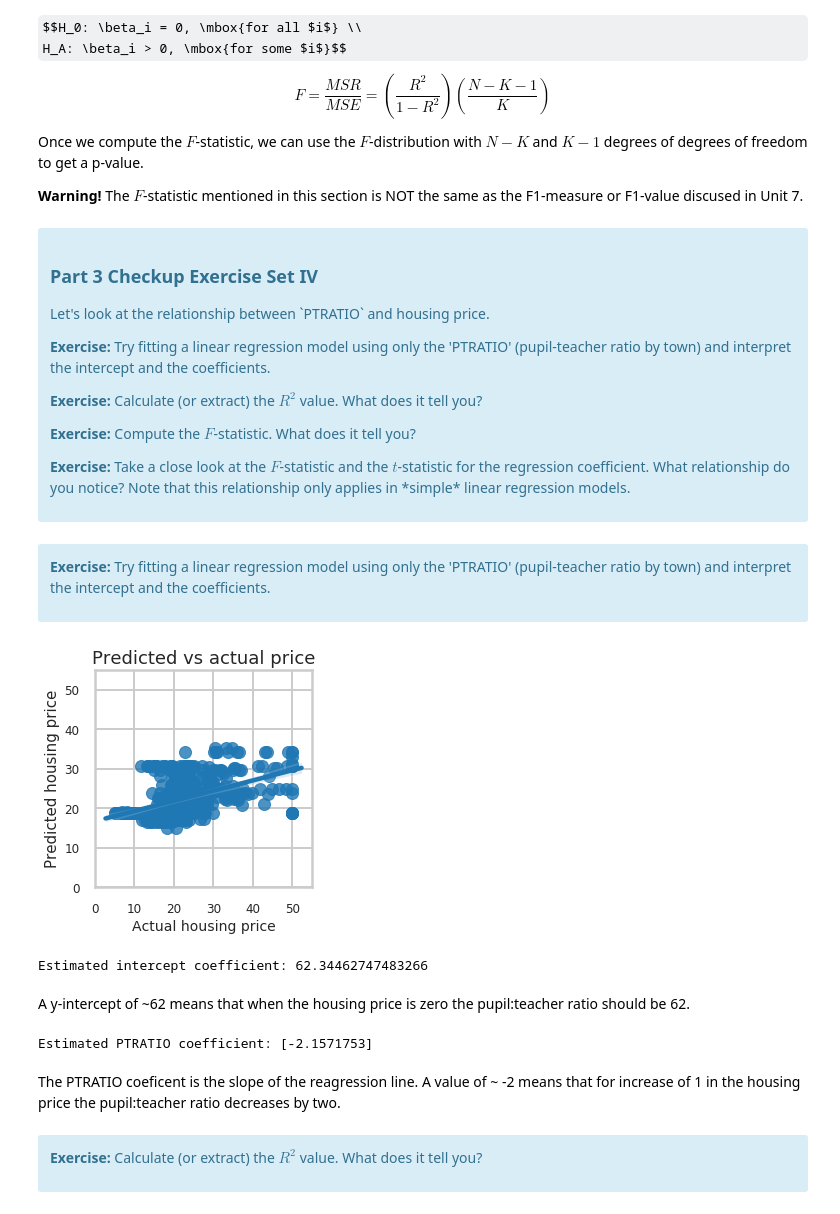
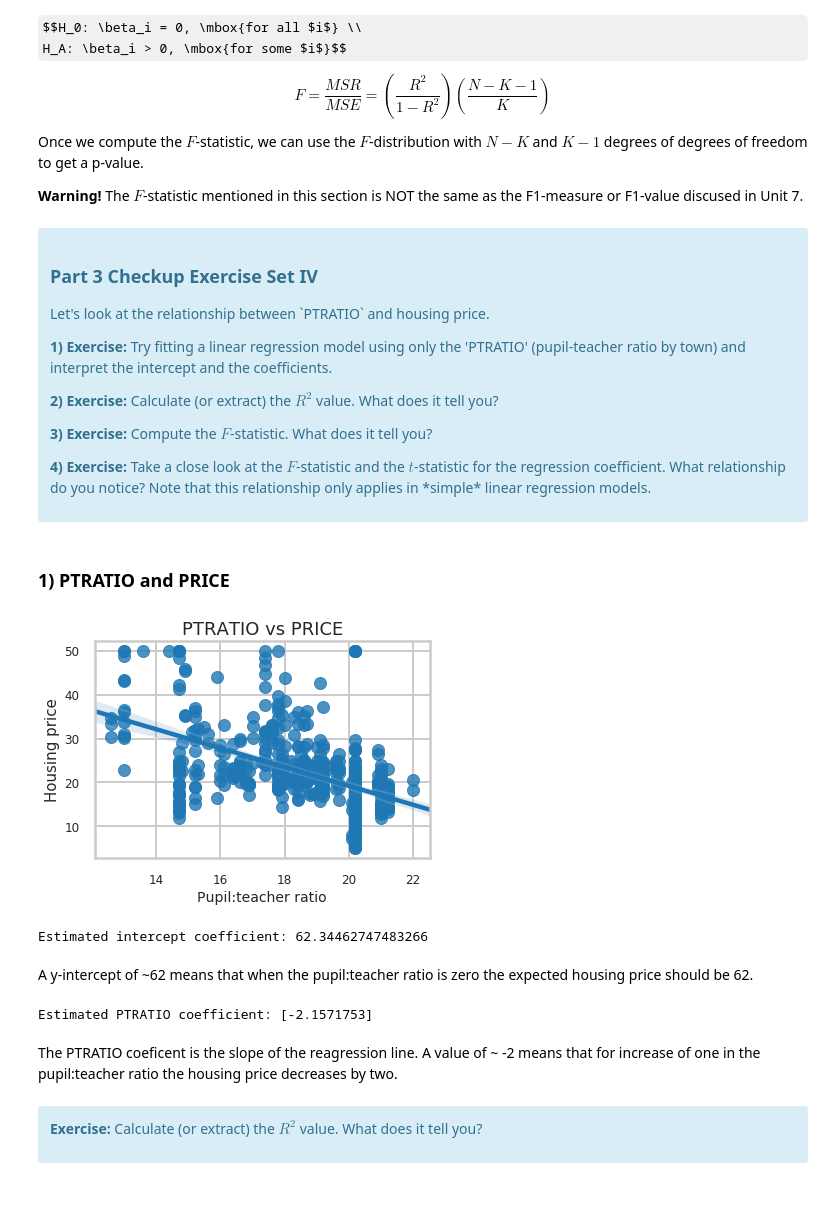
Before and after one commit to gperdrizet/linear_regression, a Jupyter notebook: Mini_Project_Linear_Regression.ipynb, the cells around one changed output. Cells and saved outputs as stored; diff of their text form; code cells hidden in the pictures; some formulas as TeX source.

Commit message:
Finished residual and QQ plot

```diff
--- a/Mini_Project_Linear_Regression.ipynb
+++ b/Mini_Project_Linear_Regression.ipynb
@@ -818,51 +834,49 @@ Once we compute the $F$-statistic, we can use the $F$-distribution with $N-K$ an
 
 <p>Let's look at the relationship between `PTRATIO` and housing price.</p>
 
-<p><b>Exercise:</b> Try fitting a linear regression model using only the 'PTRATIO' (pupil-teacher ratio by town) and interpret the intercept and the coefficients.</p>
+<p><b>1) Exercise:</b> Try fitting a linear regression model using only the 'PTRATIO' (pupil-teacher ratio by town) and interpret the intercept and the coefficients.</p>
 
-<p><b>Exercise:</b> Calculate (or extract) the $R^2$ value. What does it tell you?</p>
+<p><b>2) Exercise:</b> Calculate (or extract) the $R^2$ value. What does it tell you?</p>
 
-<p><b>Exercise:</b> Compute the $F$-statistic. What does it tell you?</p>
+<p><b>3) Exercise:</b> Compute the $F$-statistic. What does it tell you?</p>
 
-<p><b>Exercise:</b> Take a close look at the $F$-statistic and the $t$-statistic for the regression coefficient. What relationship do you notice? Note that this relationship only applies in *simple* linear regression models.</p>
+<p><b>4) Exercise:</b> Take a close look at the $F$-statistic and the $t$-statistic for the regression coefficient. What relationship do you notice? Note that this relationship only applies in *simple* linear regression models.</p>
 </div>
-# %% [markdown]
-<div class="span5 alert alert-info">
-<p><b>Exercise:</b> Try fitting a linear regression model using only the 'PTRATIO' (pupil-teacher ratio by town) and interpret the intercept and the coefficients.</p>
-</div>
+# %% [markdown]
+### 1) PTRATIO and PRICE
 # %%
 X = bos['PTRATIO'].values.reshape(-1, 1)
 Y = bos['PRICE'].values
 
 # This creates a LinearRegression object
 PTRATIO_model = LinearRegression()
 
 # Fit using PTRATIO only
 PTRATIO_model.fit(X, Y)
 
-ax = sns.regplot(y=PTRATIO_model.predict(X), x=bos.PRICE, fit_reg = True)
+ax = sns.regplot(y=Y, x=X)
 ax.tick_params(labelsize=12)
-ax.set_title('Predicted vs actual price', fontsize=18)
-ax.set_xlabel('Actual housing price', fontsize=14)
-ax.set_ylabel('Predicted housing price', fontsize=15)
-ax.set_xlim(0, 55)
-ax.set_ylim(0, 55)
-ax.set_aspect('equal', 'box')
+ax.set_title('PTRATIO vs PRICE', fontsize=18)
+ax.set_xlabel('Pupil:teacher ratio', fontsize=14)
+ax.set_ylabel('Housing price', fontsize=15)
+# ax.set_xlim(0, 55)
+# ax.set_ylim(0, 55)
+# ax.set_aspect('equal', 'box')
 ax.yaxis.set_major_formatter(FormatStrFormatter('%.0f'))
 # %% [output]
-[figure, old version]
+[figure, new version]
 # %%
 print('Estimated intercept coefficient: {}'.format(PTRATIO_model.intercept_))
 # %% [output]
 Estimated intercept coefficient: 62.34462747483266
 # %% [markdown]
-A y-intercept of ~62 means that when the housing price is zero the pupil:teacher ratio should be 62.
+A y-intercept of ~62 means that when the pupil:teacher ratio is zero the expected housing price should be 62.
 # %%
 print('Estimated PTRATIO coefficient: {}'.format(PTRATIO_model.coef_))
 # %% [output]
 Estimated PTRATIO coefficient: [-2.1571753]
 # %% [markdown]
-The PTRATIO coeficent is the slope of the reagression line. A value of ~ -2 means that for increase of 1 in the housing price the pupil:teacher ratio decreases by two.
+The PTRATIO coeficent is the slope of the reagression line. A value of ~ -2 means that for increase of one in the pupil:teacher ratio the housing price decreases by two.
 # %% [markdown]
 <div class="span5 alert alert-info">
 <p><b>Exercise:</b> Calculate (or extract) the $R^2$ value. What does it tell you?</p>
```
Also changed, not shown: parts of 44 cells of this notebook.
